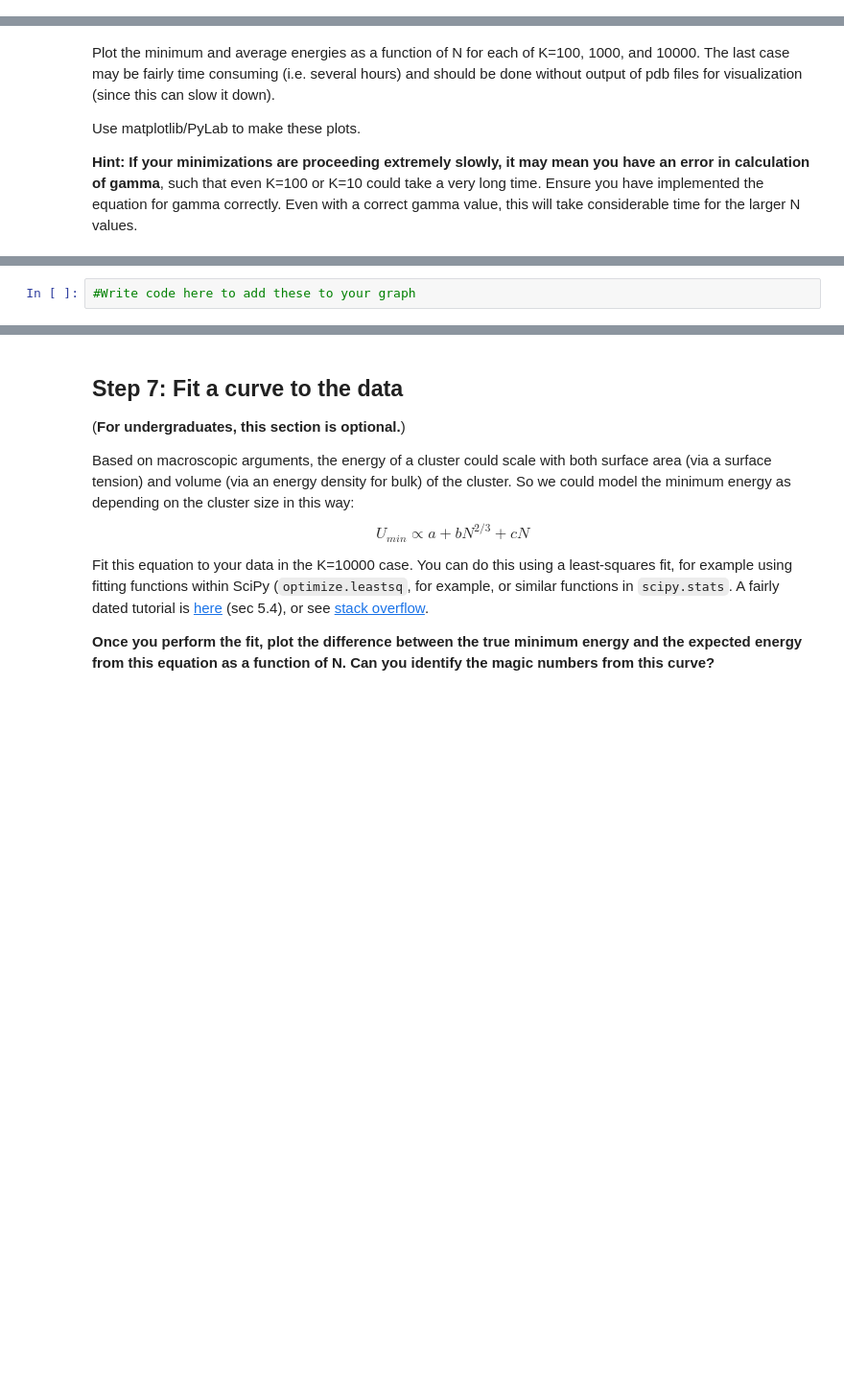
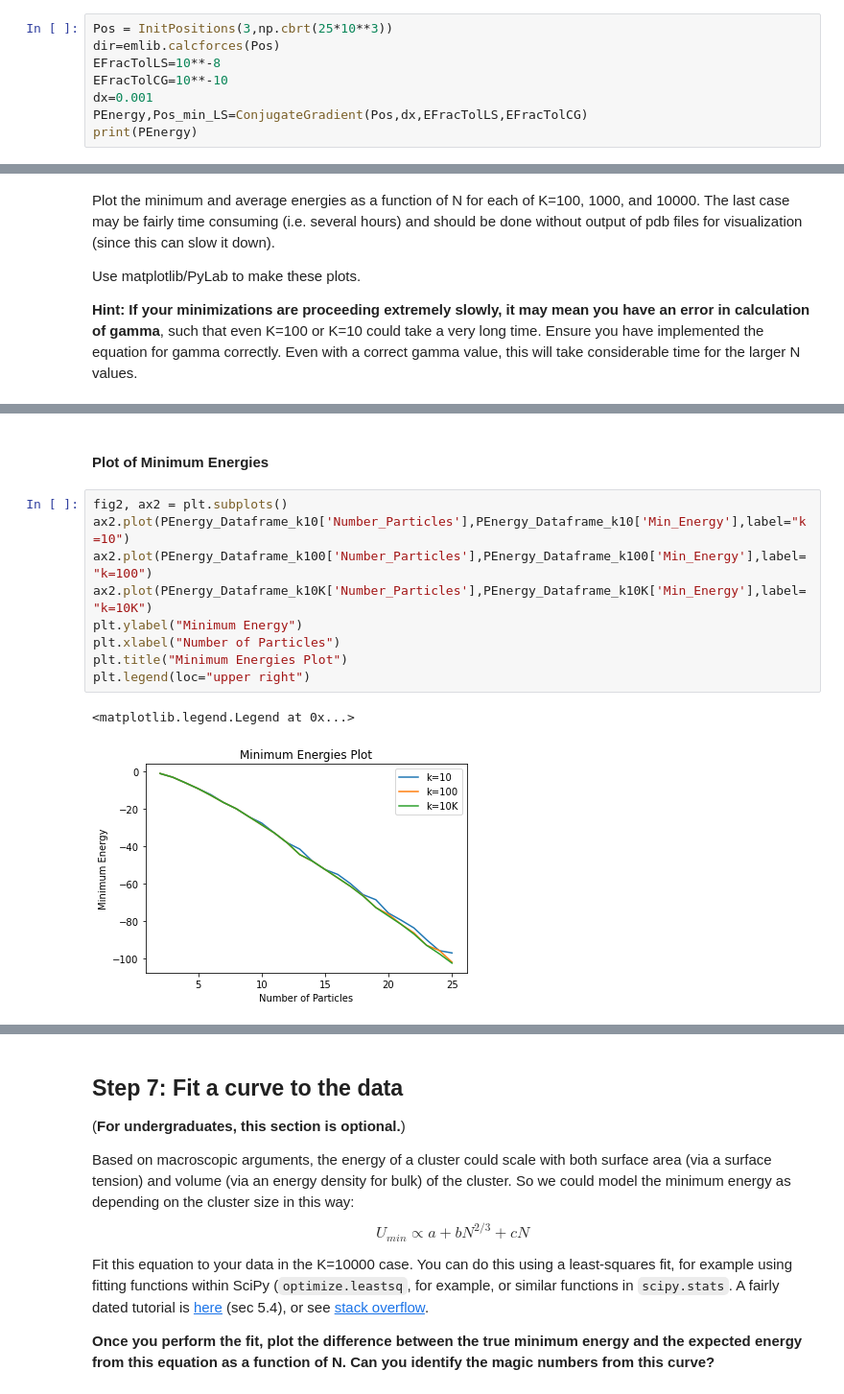
Before and after one commit to MobleyLab/drug-computing, a Jupyter notebook: uci-pharmsci/assignments/energy_minimization/energy_minimization_assignment.ipynb, the cells around one changed output, grey strips where cells are left out. Shown at 96% size. Cells and saved outputs as stored; diff of their text form; blank space fills up the shorter version.

```diff
--- a/uci-pharmsci/assignments/energy_minimization/energy_minimization_assignment.ipynb
+++ b/uci-pharmsci/assignments/energy_minimization/energy_minimization_assignment.ipynb
@@ -303,0 +361,8 @@ Output:
+# %%
+Pos = InitPositions(3,np.cbrt(25*10**3))
+dir=emlib.calcforces(Pos)
+EFracTolLS=10**-8
+EFracTolCG=10**-10
+dx=0.001
+PEnergy,Pos_min_LS=ConjugateGradient(Pos,dx,EFracTolLS,EFracTolCG)
+print(PEnergy)
@@ -355,8 +518,20 @@ Use matplotlib/PyLab to make these plots.
+# %% [markdown]
+#### Plot of Minimum Energies
+# %%
+fig2, ax2 = plt.subplots()
+ax2.plot(PEnergy_Dataframe_k10['Number_Particles'],PEnergy_Dataframe_k10['Min_Energy'],label="k=10")
+ax2.plot(PEnergy_Dataframe_k100['Number_Particles'],PEnergy_Dataframe_k100['Min_Energy'],label="k=100")
+ax2.plot(PEnergy_Dataframe_k10K['Number_Particles'],PEnergy_Dataframe_k10K['Min_Energy'],label="k=10K")
+plt.ylabel("Minimum Energy")
+plt.xlabel("Number of Particles")
+plt.title("Minimum Energies Plot")
+plt.legend(loc="upper right")
+# %% [output]
+<matplotlib.legend.Legend at 0x...>
+[figure, added]
 # %% [markdown]
 ## Step 6: Compare with what's expected
 
 Compare your results (your minimum energy at each N value) with the known global minimum energies, via a plot and by commenting on the results. These are from ( Leary, J. Global Optimization 11:35 (1997)). Add this curve to your graph. Why might your results be higher?
 
 <img src="https://github.com/aakankschit/drug-computing/blob/master/uci-pharmsci/assignments/energy_minimization/Leary_table.png?raw=1" width=500>
-# %%
-#Write code here to add these to your graph
```
Also changed, not shown: parts of 26 cells of this notebook.
